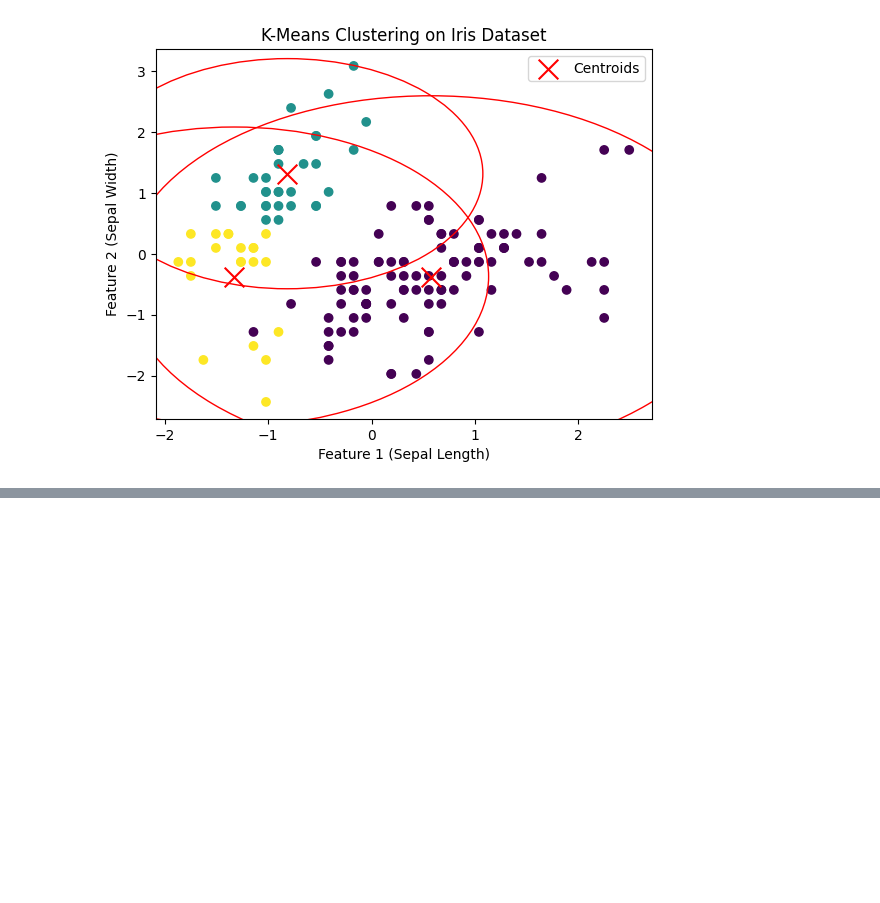
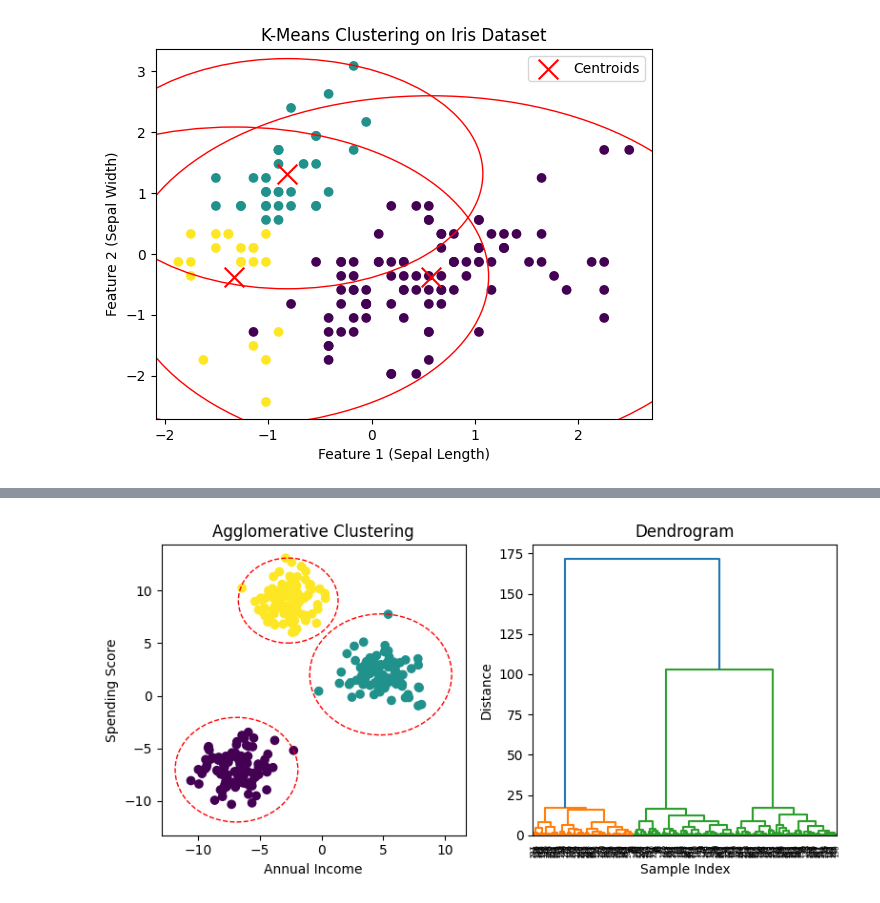
Before and after one commit to risav-pyakurel/Python, a Jupyter notebook: DataWareHouse.ipynb, the cells around one changed output, grey strips where cells are left out. Cells and saved outputs as stored; diff of their text form; code cells hidden in the pictures; blank space fills up the shorter version.

```diff
--- a/DataWareHouse.ipynb
+++ b/DataWareHouse.ipynb
@@ -719,0 +891,48 @@ plt.show()
+# %%
+import pandas as pd
+from sklearn.cluster import AgglomerativeClustering
+import matplotlib.pyplot as plt
+from scipy.cluster.hierarchy import dendrogram, linkage
+import numpy as np
+from sklearn.datasets import make_blobs
+
+# Generate synthetic data
+X, _ = make_blobs(n_samples=300, centers=3, random_state=42, cluster_std=1.5)
+df = pd.DataFrame(X, columns=['Annual_Income', 'Spending_Score'])
+
+# Perform Agglomerative Clustering
+agg_clustering = AgglomerativeClustering(n_clusters=3)
+df['Cluster'] = agg_clustering.fit_predict(X)
+
+# Plotting
+plt.figure(figsize=(8, 4))
+
+# First subplot: Scatter plot of clusters with circles around them
+plt.subplot(1, 2, 1)
+plt.scatter(df['Annual_Income'], df['Spending_Score'], c=df['Cluster'], cmap='viridis')
+unique_clusters = np.unique(df['Cluster'])
+for cluster in unique_clusters:
+    cluster_points = df[df['Cluster'] == cluster]
+    # Calculate the center (mean) and radius (max distance from center)
+    center = cluster_points[['Annual_Income', 'Spending_Score']].mean()
+    radius = np.max(np.linalg.norm(cluster_points[['Annual_Income', 'Spending_Score']] - center, axis=1))
+    # Draw a circle around the cluster
+    circle = plt.Circle((center['Annual_Income'], center['Spending_Score']), radius, color='r', fill=False, linestyle='--')
+    plt.gca().add_patch(circle)
+plt.xlabel('Annual Income')
+plt.ylabel('Spending Score')
+plt.title('Agglomerative Clustering')
+
+# Second subplot: Dendrogram
+plt.subplot(1, 2, 2)
+Z = linkage(X, method='ward')  # Linkage matrix using Ward's method
+dendrogram(Z)
+plt.title('Dendrogram')
+plt.xlabel('Sample Index')
+plt.ylabel('Distance')
+
+# Adjust layout and show the plot
+plt.tight_layout()
+plt.show()
+# %% [output]
+[figure, added]
```
Also changed, not shown: parts of 6 cells of this notebook.
